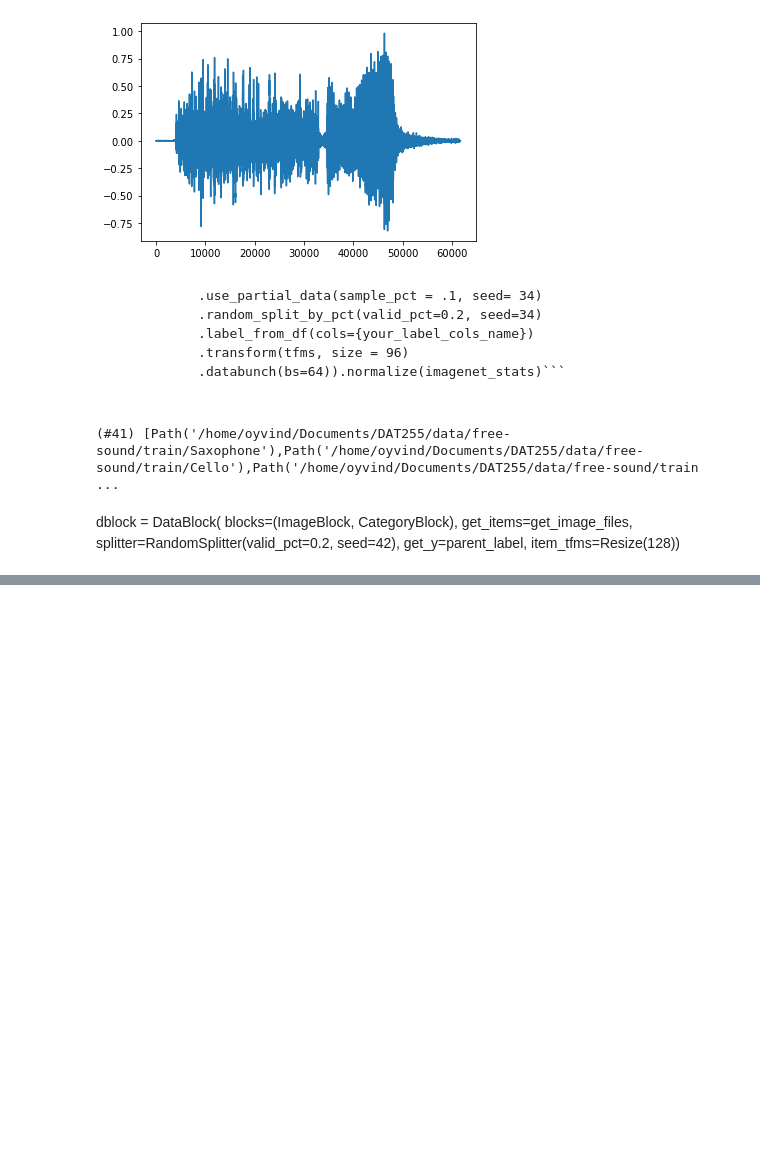
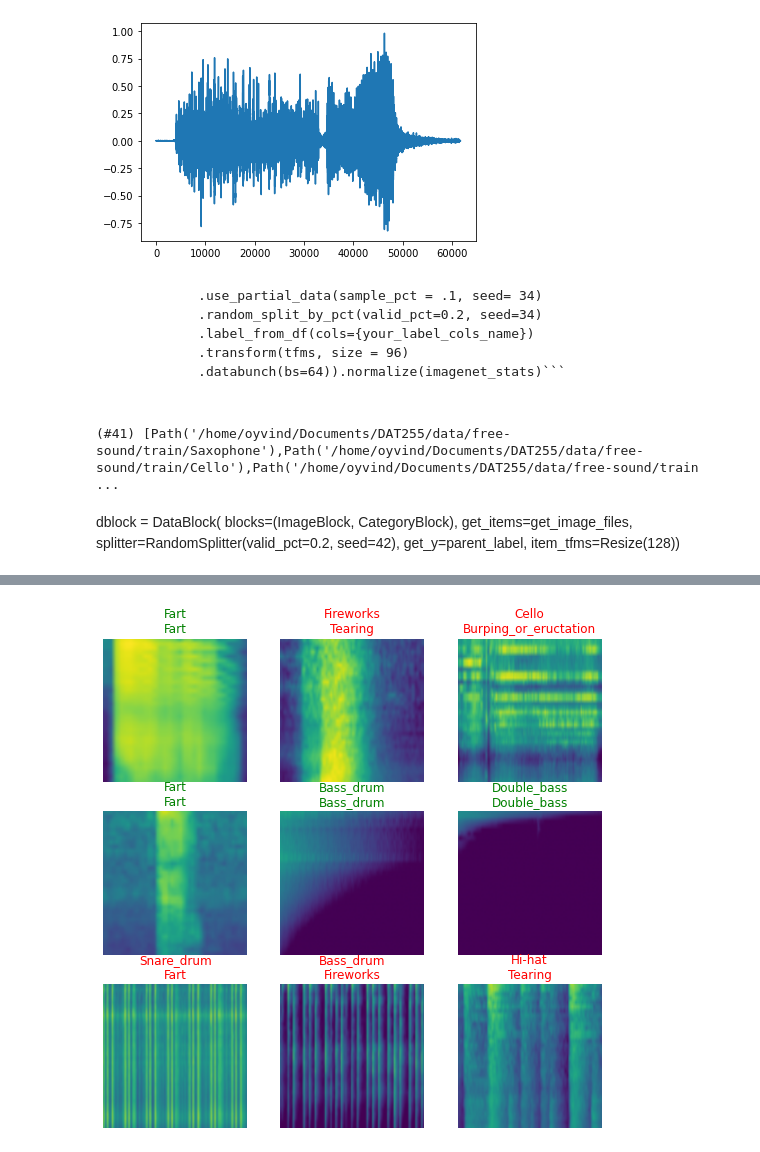
Before and after one commit to oyvindgrutle/DAT255-project, a Jupyter notebook: nbs/Downloading-and-Exploration.ipynb, the cells around one changed output, grey strips where cells are left out. Drawn from its saved outputs; the diff is of its cells as text; code cells hidden in the pictures; blank space fills up the shorter version.

```diff
--- a/nbs/Downloading-and-Exploration.ipynb
+++ b/nbs/Downloading-and-Exploration.ipynb
@@ -257,0 +260,3 @@ learn.fine_tune(4, lrate)
+# %%
+learn.show_results()
+# %% [output]
@@ -257,0 +264 @@ learn.fine_tune(4, lrate)
+[figure, added]
```
Also changed, not shown: parts of 11 cells of this notebook.
